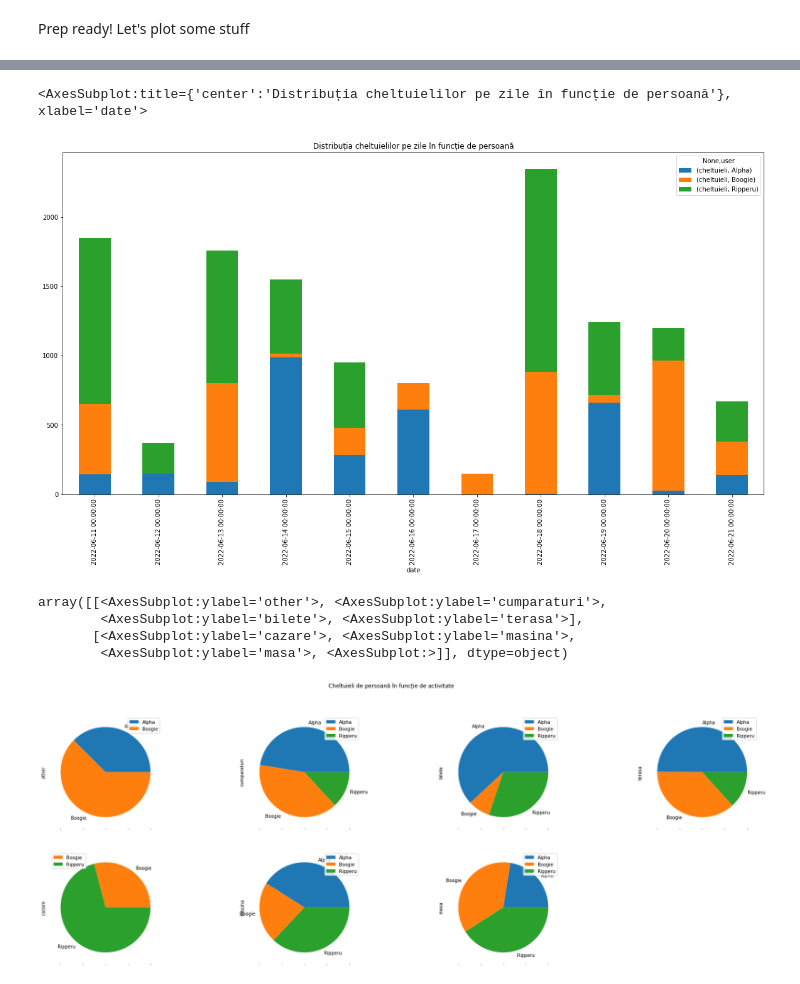
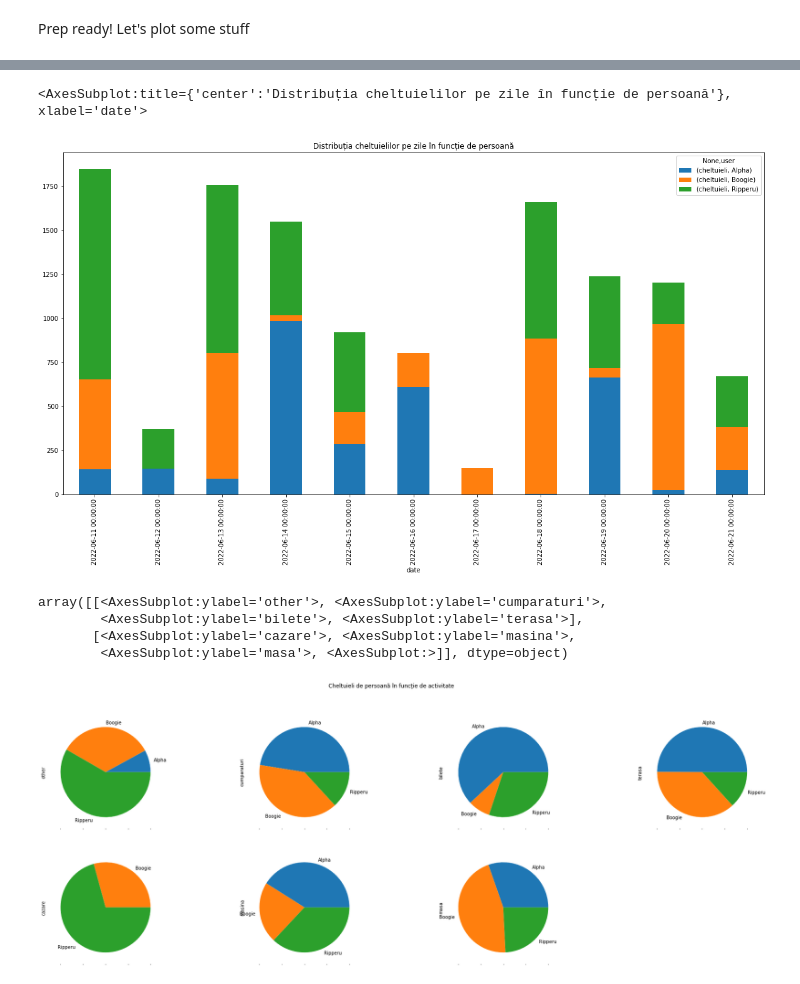
Before and after one commit to alpascan/road-trip, a Jupyter notebook: maths.ipynb, the cells around one changed output, grey strips where cells are left out. Cells and saved outputs as stored; diff of their text form; code cells hidden in the pictures.

Commit message:
more plots. and total

```diff
--- a/maths.ipynb
+++ b/maths.ipynb
@@ -106,7 +107,7 @@ activities_dict = {
     'terasa' : filter_from_list(['terasa', 'beer']),
     'cazare' : filter_from_list(['cazare', 'hotel']),
     'masina' : filter_from_list(['parcare', 'benzina', 'uber', 'masina']),
-    'masa' : filter_from_list(['coffee','bacsis','masa', 'dejun', 'cina', 'pranz', 'brunch', 'hanul', 'conac', 'mancare', 'breakfast', 'restaurant', 'grill'])
+    'masa' : filter_from_list(['coffee','masa', 'dejun', 'cina', 'pranz', 'brunch', 'Ancutei', 'conac', 'mancare', 'breakfast', 'restaurant', 'grill'])
     }
 activities_dict['other'] = [activity for activity in activities if activity not in sum(activities_dict.values(), [])]
 activities_dict['other']
@@ -193,12 +202,12 @@ z = z.drop(labels=activities_dict.keys(), axis=1)
 z.unstack().plot.bar(title='Distribuția cheltuielilor pe zile în funcție de persoană', figsize= (20,10), stacked = True)
 # %% [output]
 <AxesSubplot:title={'center':'Distribuția cheltuielilor pe zile în funcție de persoană'}, xlabel='date'>
-[figure, old version]
+[figure, new version]
 # %%
- sdf.groupby('user').sum().plot.pie(title = 'Cheltuieli de persoană în funcție de activitate', subplots=True, figsize=(30, 10), layout=(2,4))
+ sdf.groupby('user').sum().plot.pie(title = 'Cheltuieli de persoană în funcție de activitate', subplots=True, figsize=(30, 10), layout=(2,4), legend=False)
 # %% [output]
 array([[<AxesSubplot:ylabel='other'>, <AxesSubplot:ylabel='cumparaturi'>,
         <AxesSubplot:ylabel='bilete'>, <AxesSubplot:ylabel='terasa'>],
        [<AxesSubplot:ylabel='cazare'>, <AxesSubplot:ylabel='masina'>,
         <AxesSubplot:ylabel='masa'>, <AxesSubplot:>]], dtype=object)
-[figure, old version]
+[figure, new version]
```
Also changed, not shown: parts of 12 cells of this notebook, 1 other file.
